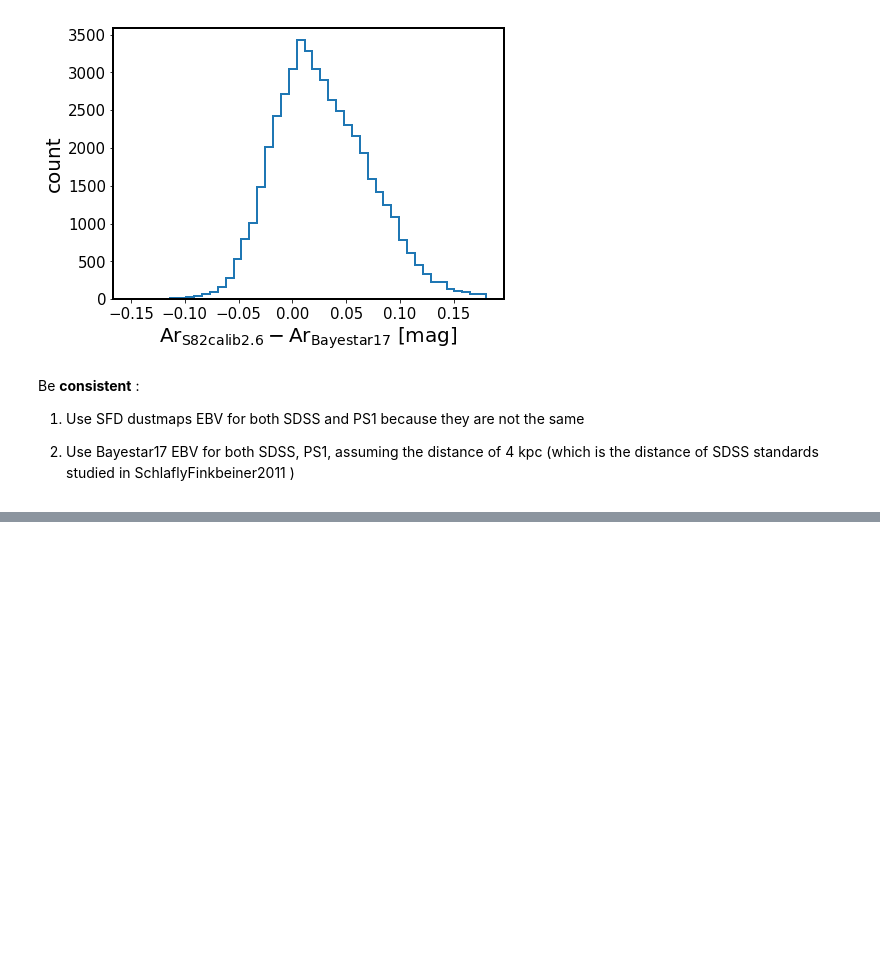
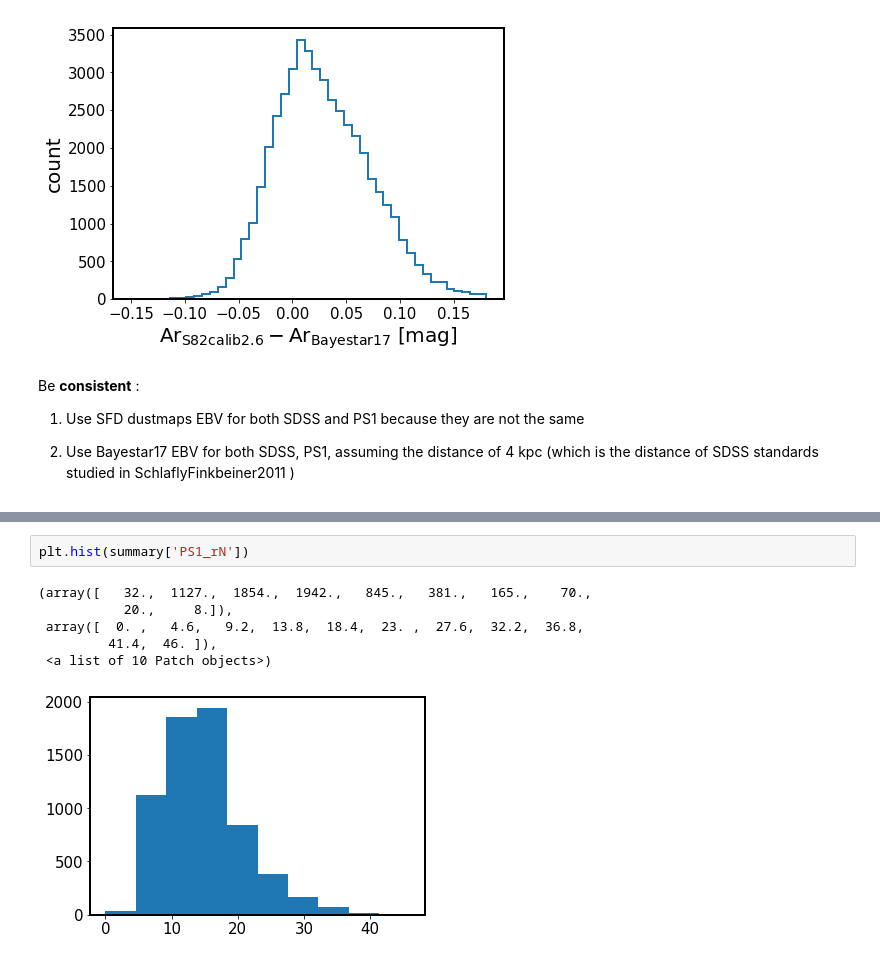
Before and after one commit to suberlak/PS1_SDSS_CRTS, a Jupyter notebook: code/AC_SDSS-PS1_offsets.ipynb, the cells around one changed output, grey strips where cells are left out. Drawn from its saved outputs; the diff is of its cells as text; blank space fills up the shorter version.

```diff
--- a/code/AC_SDSS-PS1_offsets.ipynb
+++ b/code/AC_SDSS-PS1_offsets.ipynb
@@ -548,0 +704,9 @@ Figure saved as  Offsets_PS1-SDSSr_SDSSgi_ext-Bayestar17.png
+# %%
+plt.hist(summary['PS1_rN'])
+# %% [output]
+(array([   32.,  1127.,  1854.,  1942.,   845.,   381.,   165.,    70.,
+           20.,     8.]),
+ array([  0. ,   4.6,   9.2,  13.8,  18.4,  23. ,  27.6,  32.2,  36.8,
+         41.4,  46. ]),
+ <a list of 10 Patch objects>)
+[figure, added]
```
Also changed, not shown: parts of 22 cells of this notebook.
